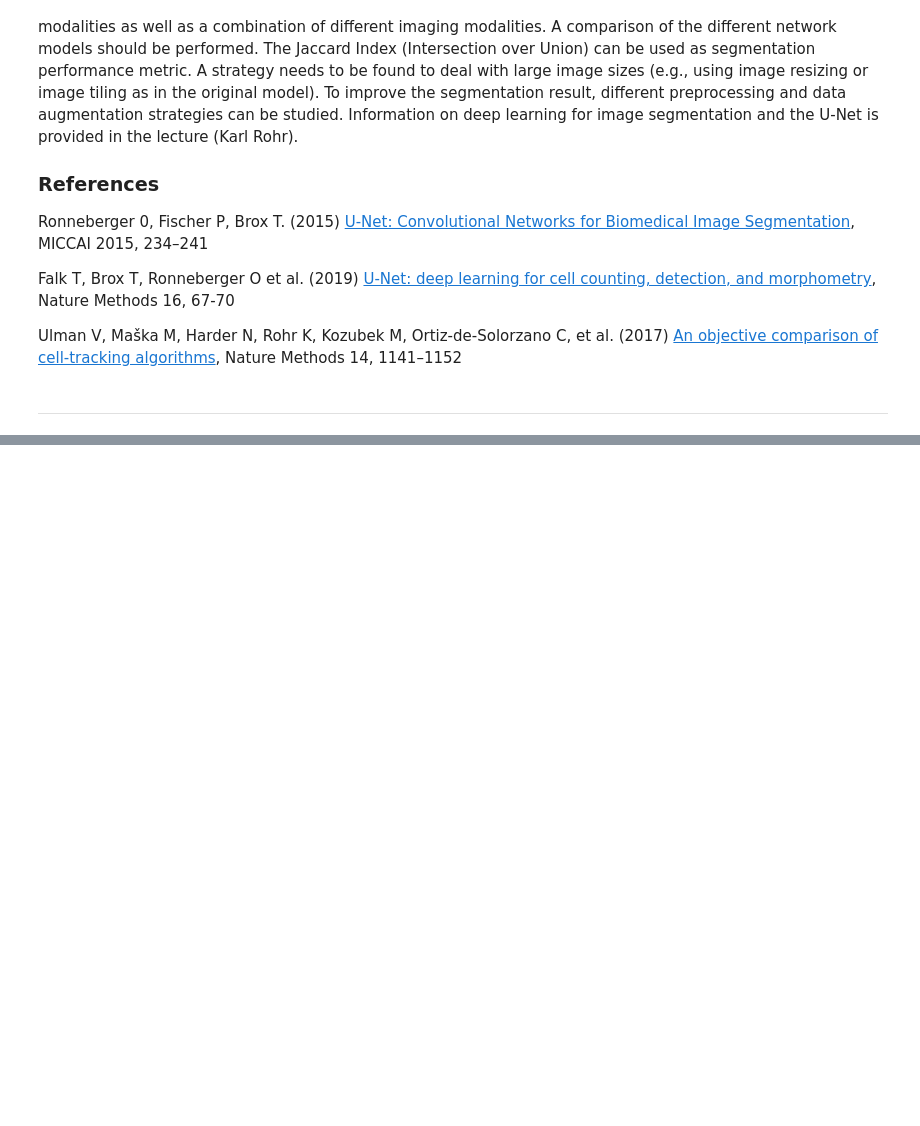
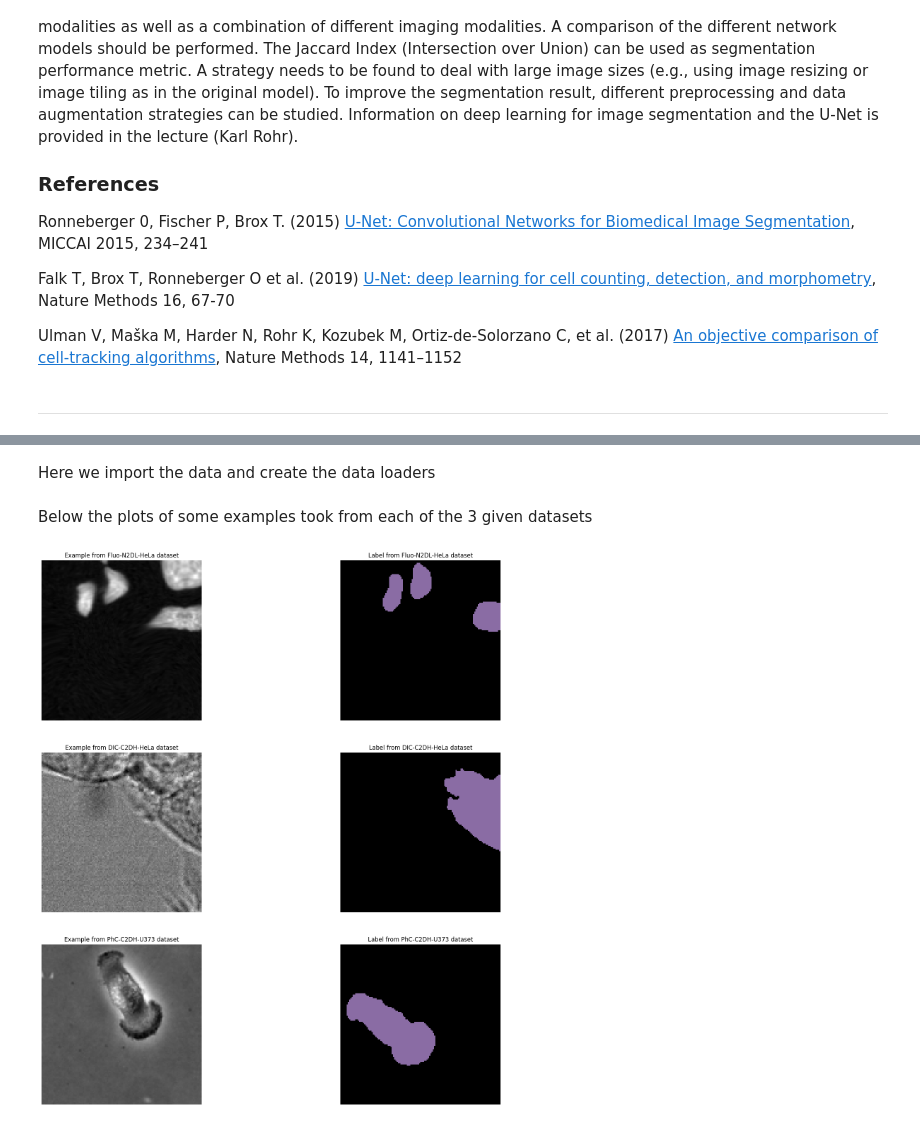
Before and after one commit to mattia01017/CNN-cell-segmentation, a Jupyter notebook: CNNcellSegm.ipynb, the cells around one changed output, grey strips where cells are left out. Saved outputs shown, nothing was run; the diff lists cells and outputs as text; code cells hidden in the pictures; blank space fills up the shorter version.

Commit message:
Implement dataset loading

```diff
--- a/CNNcellSegm.ipynb
+++ b/CNNcellSegm.ipynb
@@ -47,0 +277,34 @@ Ulman V, Maška M, Harder N, Rohr K, Kozubek M, Ortiz-de-Solorzano C, et al. (20
+# %%
+execution_probability = 0.1
+image_transforms_train = Compose([
+    cast(np.float32),
+    rotate_90(random_state=np.random.RandomState(random_seed), execution_probability=execution_probability),
+    rotate(random_state=np.random.RandomState(random_seed), angle_range=[-10,10], execution_probability=execution_probability, order=2),
+    flip(random_state=np.random.RandomState(random_seed), execution_probability=execution_probability),
+    elastic_deformation(random_state=np.random.RandomState(random_seed), grid_size=3, sigma=10, order=3, execution_probability=execution_probability),
+    contrast(random_state=np.random.RandomState(random_seed), scale=0.1, execution_probability=execution_probability),
+    brightness(random_state=np.random.RandomState(random_seed), scale=0.1, execution_probability=execution_probability),
+    normalize(min=0, max=255),
+    to_tensor()
+])
+
+label_transforms_train = Compose([
+    instance2Semantic(),
+    rotate_90(random_state=np.random.RandomState(random_seed), execution_probability=execution_probability),
+    rotate(random_state=np.random.RandomState(random_seed), angle_range=[-10,10], execution_probability=execution_probability, order=0),
+    flip(random_state=np.random.RandomState(random_seed), execution_probability=execution_probability),
+    elastic_deformation(random_state=np.random.RandomState(random_seed), grid_size=3, sigma=10, order=1, execution_probability=execution_probability),
+    to_tensor()
+])
+
+image_transforms_test = Compose([
+    cast(np.float32),
+    normalize(min=0, max=255),
+    to_tensor()
+])
+label_transforms_test = Compose([
+    instance2Semantic(),
+    to_tensor()
+])
+# %% [markdown]
+Here we import the data and create the data loaders
@@ -47,0 +403,15 @@ Ulman V, Maška M, Harder N, Rohr K, Kozubek M, Ortiz-de-Solorzano C, et al. (20
+# %% [markdown]
+Below the plots of some examples took from each of the 3 given datasets
+# %%
+fig, axs = plt.subplots(3, 2, figsize=(20, 20))
+
+plot_img(axs[0, 0], fluo_data["train"].dataset[2][0], "Example from Fluo-N2DL-HeLa dataset")
+plot_mask(axs[0, 1], fluo_data["train"].dataset[2][1], "Label from Fluo-N2DL-HeLa dataset")
+plot_img(axs[1, 0], dic_data["train"].dataset[2][0], "Example from DIC-C2DH-HeLa dataset")
+plot_mask(axs[1, 1], dic_data["train"].dataset[2][1], "Label from DIC-C2DH-HeLa dataset")
+plot_img(axs[2, 0], phc_data["train"].dataset[2][0], "Example from PhC-C2DH-U373 dataset")
+plot_mask(axs[2, 1], phc_data["train"].dataset[2][1], "Label from PhC-C2DH-U373 dataset")
+
+plt.show()
+# %% [output]
+[figure, added]
```
Also changed, not shown: parts of 9 cells of this notebook.
